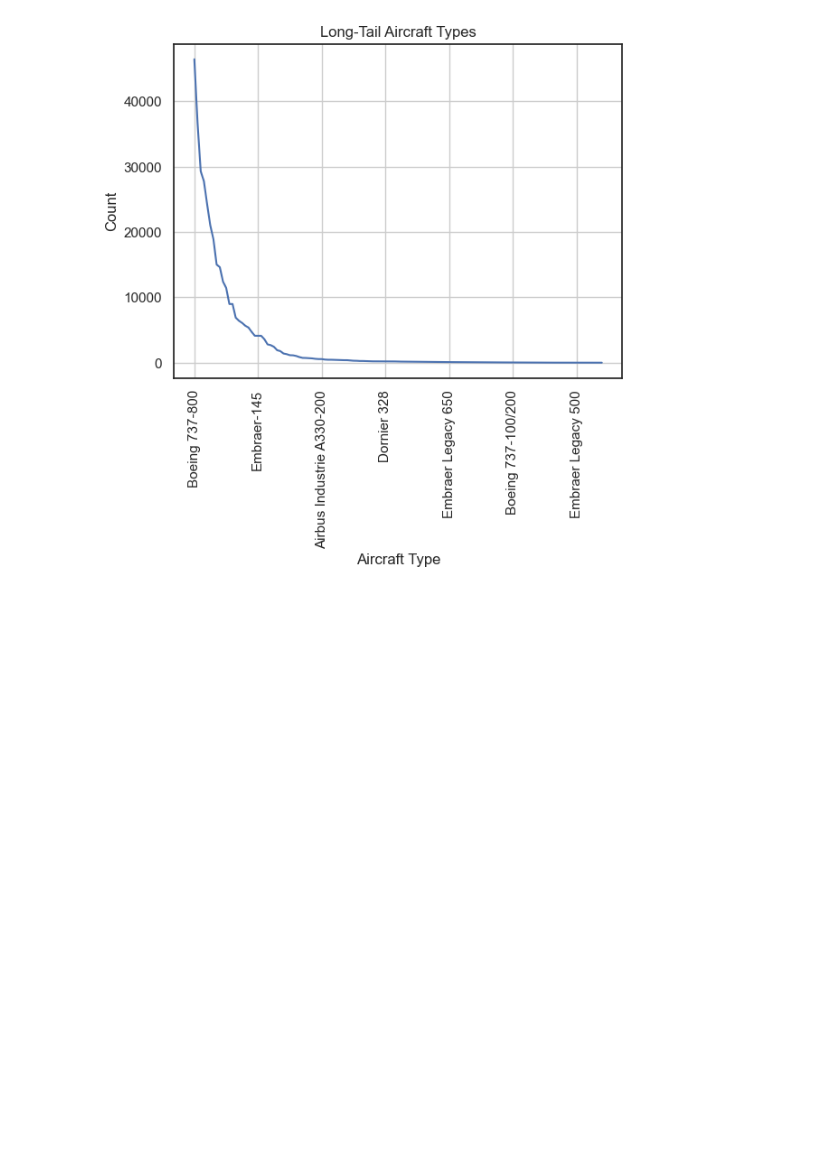
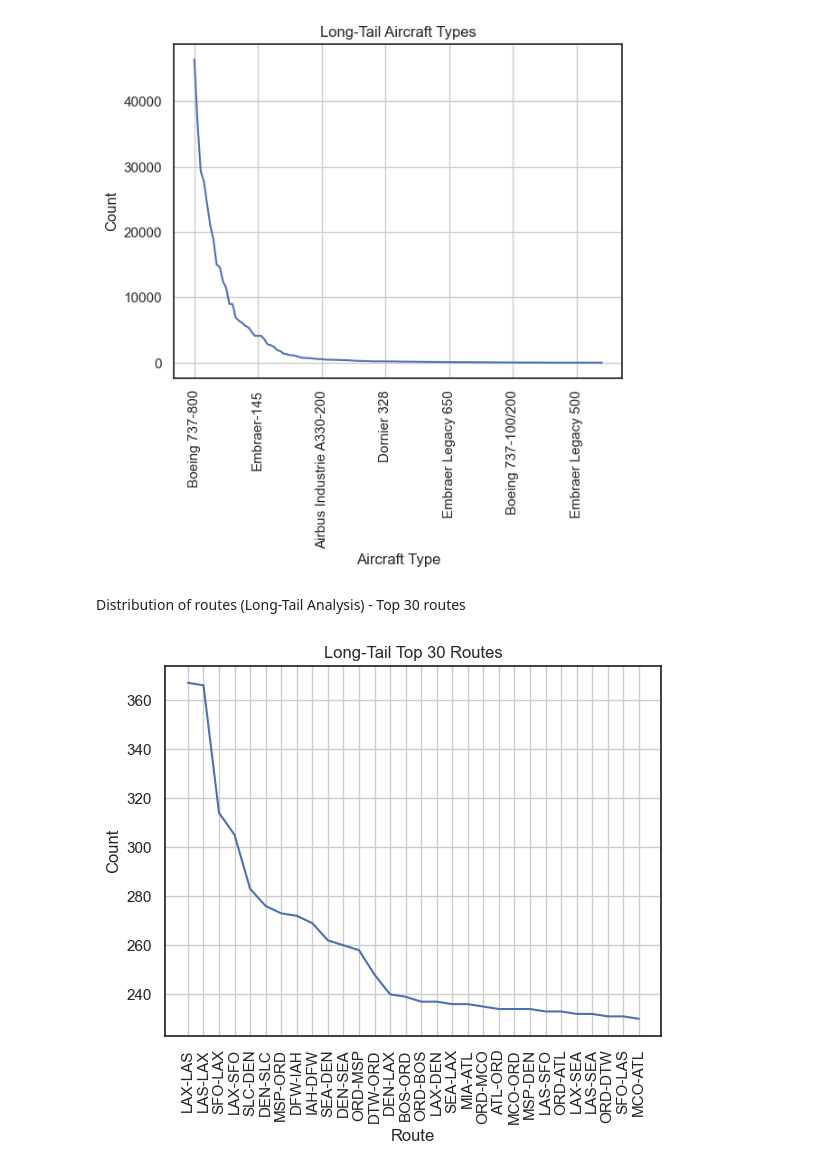
Before and after one commit to VerenaQu/passenger_load_prediction_project, a Jupyter notebook: notebooks/1_eda_and_cleaning.ipynb, the cells around one changed output. Cells and saved outputs as stored; diff of their text form; code cells hidden in the pictures; blank space fills up the shorter version.

```diff
--- a/notebooks/1_eda_and_cleaning.ipynb
+++ b/notebooks/1_eda_and_cleaning.ipynb
@@ -1374,3 +1428,13 @@ plt.xticks(rotation=90)
 plt.show()
 # %% [output]
 [figure]
+# %% [markdown]
+Distribution of routes (Long-Tail Analysis) - Top 30 routes
+# %%
+top_routes = clean_data["route"].value_counts().head(30)
+ax = top_routes.plot(kind="line", title="Long-Tail Top 30 Routes", xlabel="Route", ylabel="Count")
+ax.grid(True)
+plt.xticks(ticks=range(len(top_routes)), labels=top_routes.index, rotation=90)
+plt.show()
+# %% [output]
+[figure, added]
```
Also changed, not shown: parts of 3 cells of this notebook.
